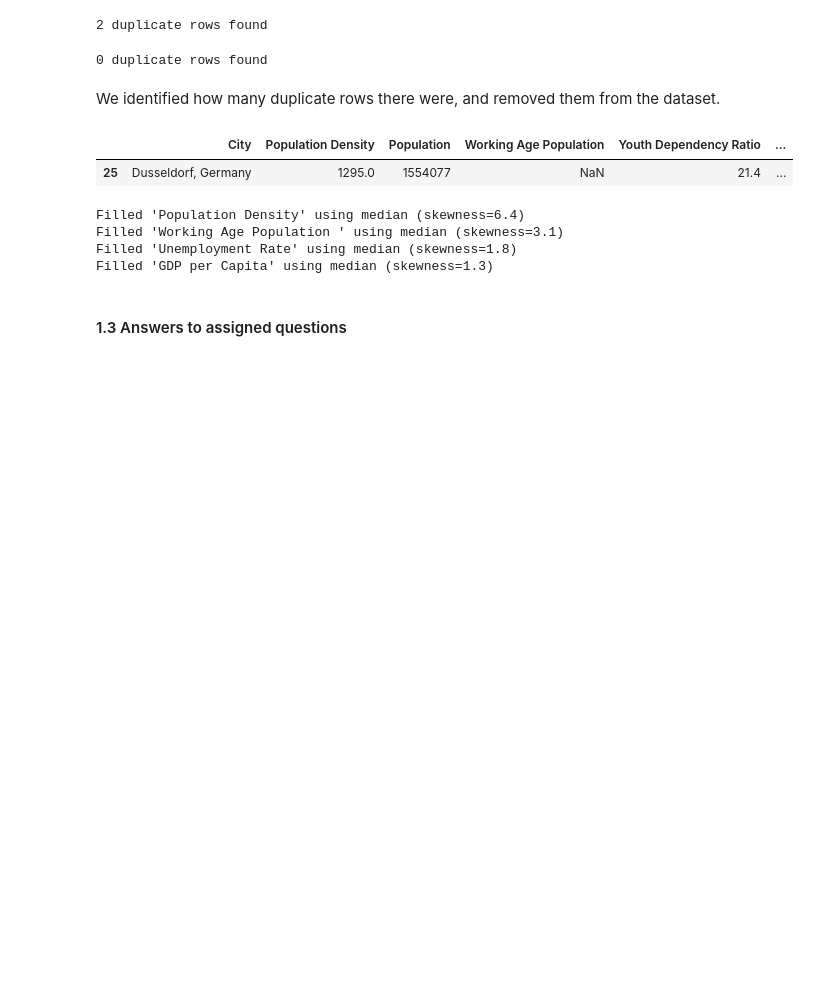
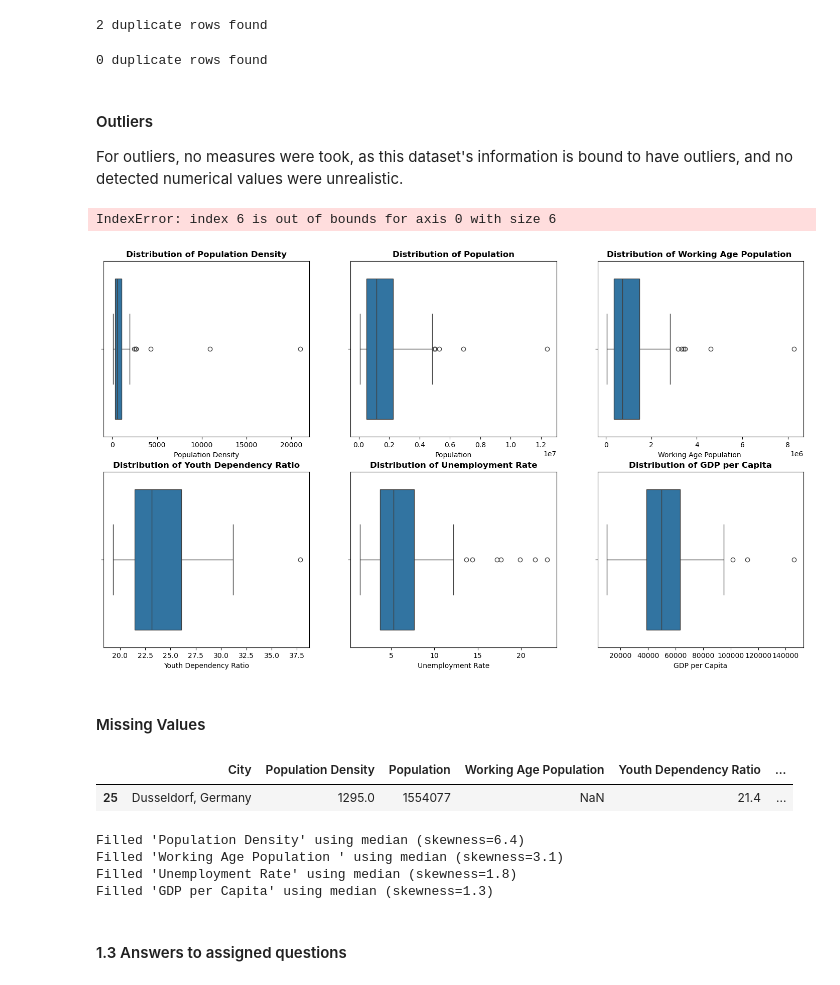
Before and after one commit to lucasvcasimiro-byte/Group10_PDS_Project_2526, a Jupyter notebook: GROUP10_PDS_202526_NB1.ipynb, the cells around one changed output. Cells and saved outputs as stored; diff of their text form; code cells hidden in the pictures; blank space fills up the shorter version.

```diff
--- a/GROUP10_PDS_202526_NB1.ipynb
+++ b/GROUP10_PDS_202526_NB1.ipynb
@@ -147,8 +152,27 @@ duplicates_check = city_data.duplicated().sum()
 print(f'{duplicates_check} duplicate rows found')
 # %% [output]
 0 duplicate rows found
-# %% [markdown]
-We identified how many duplicate rows there were, and removed them from the dataset.
+# %% [markdown]
+#### Outliers <a class="anchor" id="P1.1"></a>
+
+For outliers, no measures were took, as this dataset's information is bound to have outliers, and no detected numerical values were unrealistic.
+# %%
+num_cols = ['Population Density', 'Population', 'Working Age Population', 'Youth Dependency Ratio', 'Unemployment Rate',
+             'GDP per Capita', 'Days of very strong heat stress', 'Average Monthly Salary', 'Average Rent Price', 'Average Cost of Living']
+fig, axes = plt.subplots(nrows=2, ncols=3, figsize=(18, 10))
+axes = axes.flatten()
+for i, col in enumerate(num_cols):
+    sns.boxplot(x=city_data[col], ax=axes[i])
+
+    axes[i].set_title(f'Distribution of {col}', fontweight='bold')
+
+plt.tight_layout()
+plt.show()
+# %% [output]
+IndexError: index 6 is out of bounds for axis 0 with size 6
+[figure, added]
+# %% [markdown]
+#### Missing Values <a class="anchor" id="P1.1"></a>
 # %%
 # Handling missing values (from info())
 #'Average Price Groceries' has 80 missing values out of 86, so it won't be useful
```
Also changed, not shown: parts of 17 cells of this notebook.
